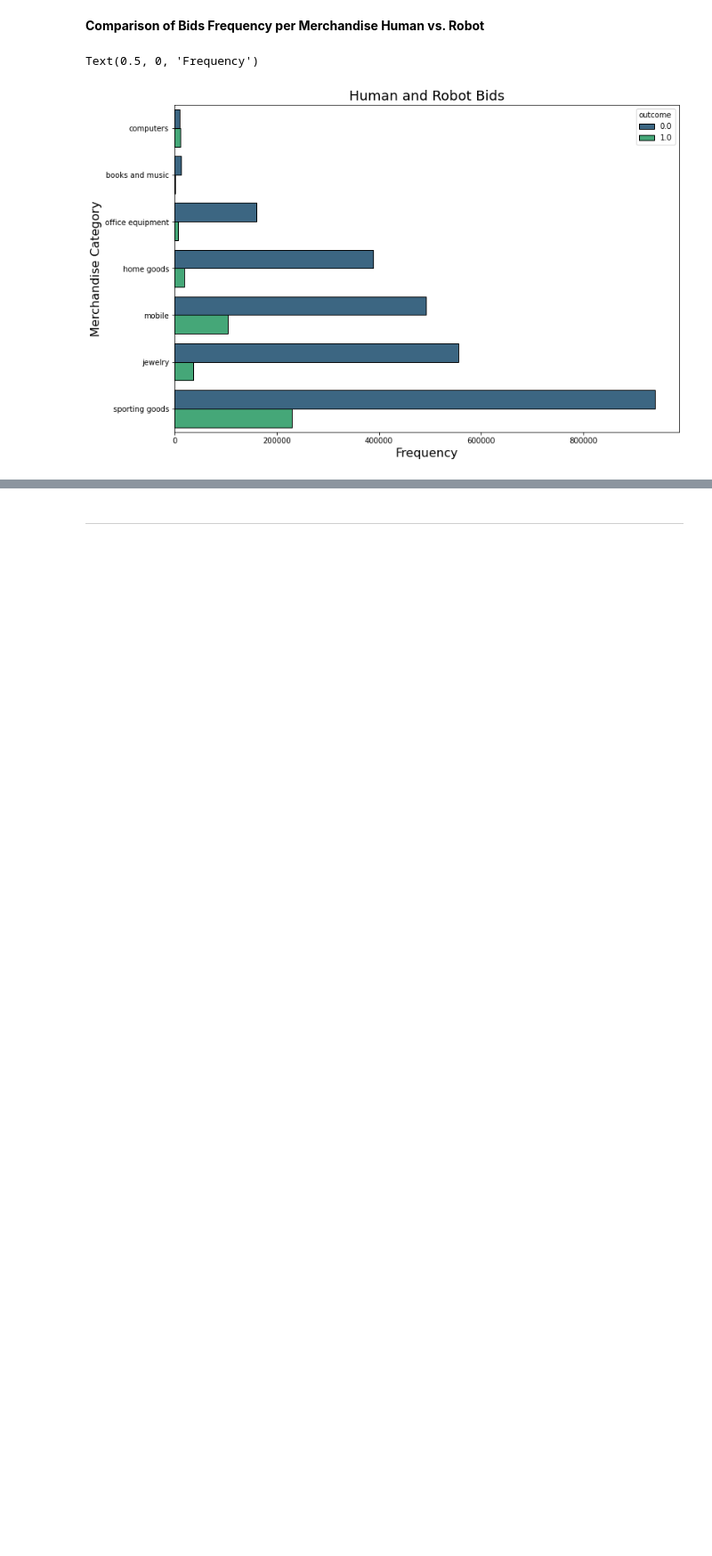
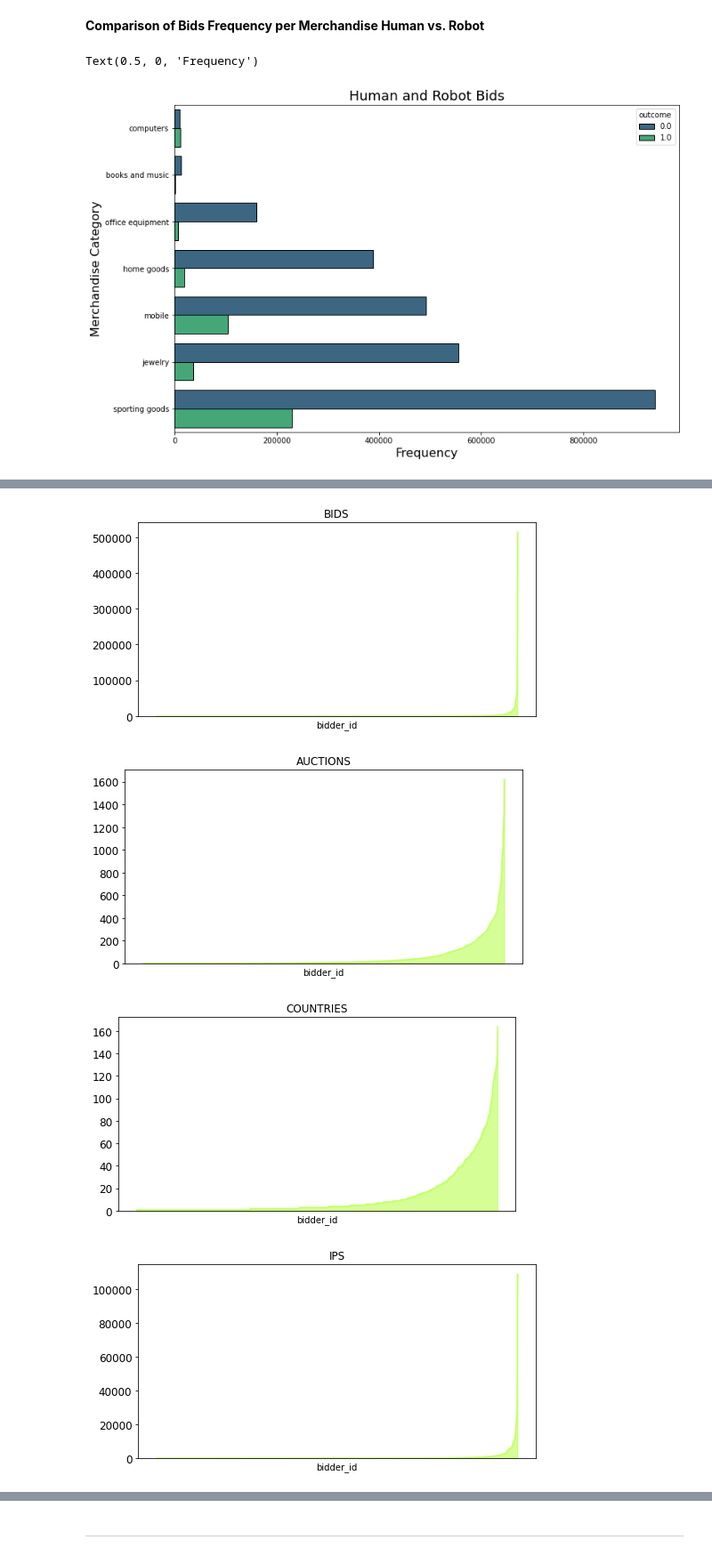
Before and after one commit to gabriellewald/auction-fraud-detection, a Jupyter notebook: notebooks/2_exploratory_data_analysis.ipynb, the cells around one changed output, grey strips where cells are left out. Shown at 89% size. Drawn from its saved outputs; the diff is of its cells as text; code cells hidden in the pictures; blank space fills up the shorter version.

```diff
--- a/notebooks/2_exploratory_data_analysis.ipynb
+++ b/notebooks/2_exploratory_data_analysis.ipynb
@@ -434,0 +481,15 @@ Text(0.5, 0, 'Frequency')
+# %%
+color = ['greenyellow']
+
+for feat, column in features:
+    plt.figure(figsize = (8,4))
+    plt.xticks([])
+    feature_stats_humans[column].sort_values(ascending = True).plot.area(color = color,
+                                        title = feat.upper(), fontsize = 12,
+                                       stacked = False)
+    plt.show()
+# %% [output]
+[figure, added]
+[figure, added]
+[figure, added]
+[figure, added]
```
Also changed, not shown: parts of 17 cells of this notebook, 2 other files.
